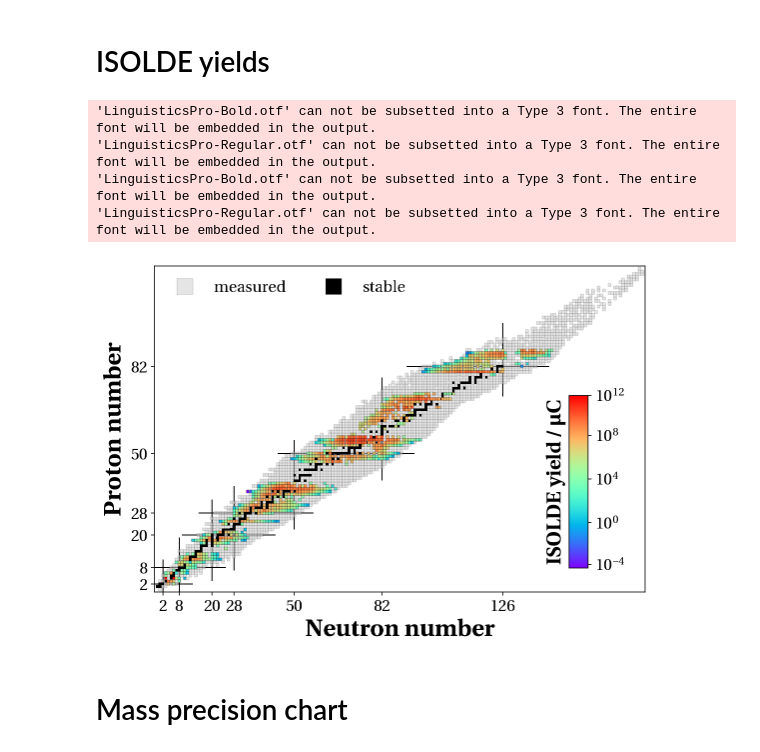
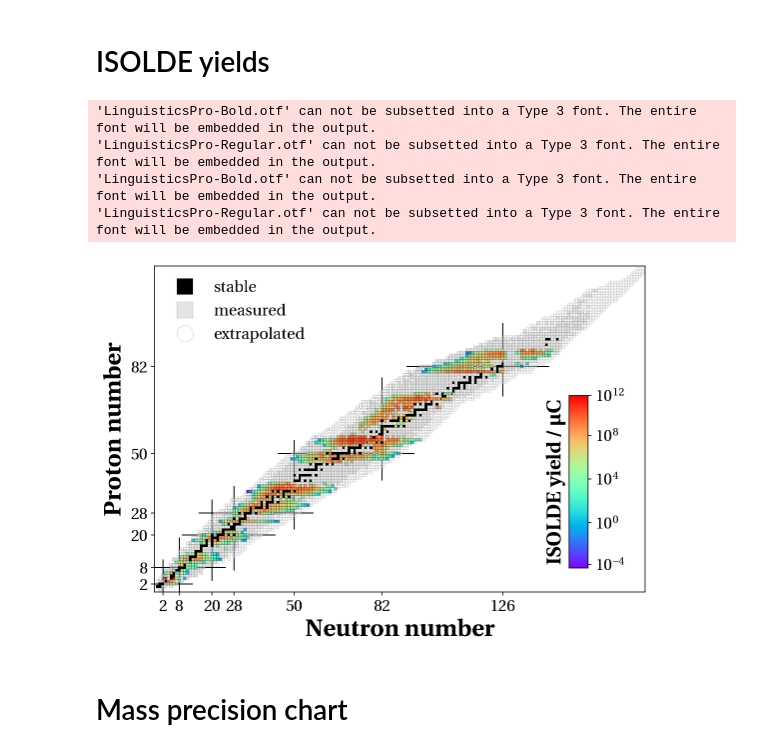
Before and after one commit to jonas-ka/nuclear-chart-plotter, a Jupyter notebook: nuclear-chart.ipynb, the cells around one changed output. Cells and saved outputs as stored; diff of their text form; code cells hidden in the pictures.

```diff
--- a/nuclear-chart.ipynb
+++ b/nuclear-chart.ipynb
@@ -193,18 +223,27 @@ mpl.rc('mathtext', fontset='custom',
 f, ax = plt.subplots(1,1,figsize=(8.8,6))
 plt.tick_params(labelsize=16)
 
+# measured masses
+nubase_df[(nubase_df.t_1_2 == 'stbl')&(nubase_df.extrapol == False)].plot(x='N', y='Z', ax=ax, label='stable', lw=0, marker='s', markersize=2.7, markerfacecolor='k', markeredgewidth=0.1, markeredgecolor='k', zorder=3)
+nubase_df[(nubase_df['Z_+'].str[3] == '0')&(nubase_df.decay.str[0:2] == 'IS')&(nubase_df.extrapol == False)].plot(x='N', y='Z', ax=ax, label='_nolegend_', lw=0, marker='s', markersize=2.7, markerfacecolor='k', markeredgewidth=0.1, markeredgecolor='k', zorder=3)
+nubase_df[(nubase_df['Z_+'].str[3] == '0')&(nubase_df.decay.str[0:2] == 'B-')&(nubase_df.extrapol == False)].plot(x='N', y='Z', ax=ax, label='_nolegend_', lw=0, marker='s', markersize=2.7, markerfacecolor='#E5E5E5', markeredgewidth=0.1, markeredgecolor='k', zorder=3)
+nubase_df[(nubase_df['Z_+'].str[3] == '0')&(nubase_df.decay.str[0:2] == 'B+')&(nubase_df.extrapol == False)].plot(x='N', y='Z', ax=ax, label='_nolegend_', lw=0, marker='s', markersize=2.7, markerfacecolor='#E5E5E5', markeredgewidth=0.1, markeredgecolor='k', zorder=3)
+nubase_df[(nubase_df['Z_+'].str[3] == '0')&(nubase_df.decay.str[0:2] == 'EC')&(nubase_df.extrapol == False)].plot(x='N', y='Z', ax=ax, label='_nolegend_', lw=0, marker='s', markersize=2.7, markerfacecolor='#E5E5E5', markeredgewidth=0.1, markeredgecolor='k', zorder=3)
+nubase_df[(nubase_df['Z_+'].str[3] == '0')&(nubase_df.decay.str[0:2] == 'e+')&(nubase_df.extrapol == False)].plot(x='N', y='Z', ax=ax, label='_nolegend_', lw=0, marker='s', markersize=2.7, markerfacecolor='#E5E5E5', markeredgewidth=0.1, markeredgecolor='k', zorder=3)
+nubase_df[(nubase_df['Z_+'].str[3] == '0')&(nubase_df.decay.str[0] == 'A')&(nubase_df.extrapol == False)].plot(x='N', y='Z', ax=ax, label='_nolegend_', lw=0, marker='s', markersize=2.7, markerfacecolor='#E5E5E5', markeredgewidth=0.1, markeredgecolor='k', zorder=3)
+nubase_df[(nubase_df['Z_+'].str[3] == '0')&(nubase_df.decay.str[0] == 'n')&(nubase_df.extrapol == False)].plot(x='N', y='Z', ax=ax, label='_nolegend_', lw=0, marker='s', markersize=2.7, markerfacecolor='#E5E5E5', markeredgewidth=0.1, markeredgecolor='k', zorder=3)
+nubase_df[(nubase_df['Z_+'].str[3] == '0')&(nubase_df.decay.str[0:2] == 'SF')&(nubase_df.extrapol == False)].plot(x='N', y='Z', ax=ax, label='_nolegend_', lw=0, marker='s', markersize=2.7, markerfacecolor='#E5E5E5', markeredgewidth=0.1, markeredgecolor='k', zorder=3)
+nubase_df[(nubase_df['Z_+'].str[3] == '0')&(nubase_df.decay.str[0] == 'p')&(nubase_df.extrapol == False)].plot(x='N', y='Z', ax=ax, label='measured', lw=0, marker='s', markersize=2.7, markerfacecolor='#E5E5E5', markeredgewidth=0.1, markeredgecolor='k', zorder=3)
+nubase_df[(nubase_df['Z_+'].str[3] == '0')&(nubase_df.decay.str[0] == 'p')&(nubase_df.extrapol == False)].plot(x='N', y='Z', ax=ax, label='_nolegend_', lw=0, marker='s', markersize=2.7, markerfacecolor='#E5E5E5', markeredgewidth=0.1, markeredgecolor='k', zorder=3)
 
-discovery = 2020     # making sure no extrapolated isotopes are plotted
-nubase_df[(nubase_df['Z_+'].str[3] == '0')&(nubase_df.decay.str[0:2] == 'IS')&(nubase_df.yr < discovery)].plot(x='N', y='Z', ax=ax, label='measured', lw=0, marker='s', markersize=2.7, markerfacecolor='#E5E5E5', markeredgewidth=0.1, markeredgecolor='k',zorder=3)
-nubase_df[(nubase_df.t_1_2 == 'stbl')&(nubase_df.yr < discovery)].plot(x='N', y='Z', ax=ax, label='stable', lw=0, marker='s', markersize=2.7, markerfacecolor='k', markeredgewidth=0.1, markeredgecolor='k',zorder=3)
-nubase_df[(nubase_df['Z_+'].str[3] == '0')&(nubase_df.decay.str[0:2] == 'B-')&(nubase_df.yr < discovery)].plot(x='N', y='Z', ax=ax, label='_nolegend_', lw=0, marker='s', markersize=2.7, markerfacecolor='#E5E5E5', markeredgewidth=0.1, markeredgecolor='k',zorder=3)
-nubase_df[(nubase_df['Z_+'].str[3] == '0')&(nubase_df.decay.str[0:2] == 'B+')&(nubase_df.yr < discovery)].plot(x='N', y='Z', ax=ax, label='_nolegend_', lw=0, marker='s', markersize=2.7, markerfacecolor='#E5E5E5', markeredgewidth=0.1, markeredgecolor='k',zorder=3)
-nubase_df[(nubase_df['Z_+'].str[3] == '0')&(nubase_df.decay.str[0:2] == 'EC')&(nubase_df.yr < discovery)].plot(x='N', y='Z', ax=ax, label='_nolegend_', lw=0, marker='s', markersize=2.7, markerfacecolor='#E5E5E5', markeredgewidth=0.1, markeredgecolor='k',zorder=3)
-nubase_df[(nubase_df['Z_+'].str[3] == '0')&(nubase_df.decay.str[0:2] == 'e+')&(nubase_df.yr < discovery)].plot(x='N', y='Z', ax=ax, label='_nolegend_', lw=0, marker='s', markersize=2.7, markerfacecolor='#E5E5E5', markeredgewidth=0.1, markeredgecolor='k',zorder=3)
-nubase_df[(nubase_df['Z_+'].str[3] == '0')&(nubase_df.decay.str[0:2] == 'A=')&(nubase_df.yr < discovery)].plot(x='N', y='Z', ax=ax, label='_nolegend_', lw=0, marker='s', markersize=2.7, markerfacecolor='#E5E5E5', markeredgewidth=0.1, markeredgecolor='k',zorder=3)
-nubase_df[(nubase_df['Z_+'].str[3] == '0')&(nubase_df.decay.str[0:2] == 'n=')&(nubase_df.yr < discovery)].plot(x='N', y='Z', ax=ax, label='_nolegend_', lw=0, marker='s', markersize=2.7, markerfacecolor='#E5E5E5', markeredgewidth=0.1, markeredgecolor='k',zorder=3)
-nubase_df[(nubase_df['Z_+'].str[3] == '0')&(nubase_df.decay.str[0:2] == 'SF')&(nubase_df.yr < discovery)].plot(x='N', y='Z', ax=ax, label='_nolegend_', lw=0, marker='s', markersize=2.7, markerfacecolor='#E5E5E5', markeredgewidth=0.1, markeredgecolor='k',zorder=3)
-nubase_df[(nubase_df['Z_+'].str[3] == '0')&(nubase_df.decay.str[0:2] == 'p=')&(nubase_df.yr < discovery)].plot(x='N', y='Z', ax=ax, label='_nolegend_', lw=0, marker='s', markersize=2.7, markerfacecolor='#E5E5E5', markeredgewidth=0.1, markeredgecolor='k',zorder=3)
+# extrapolated masses
+nubase_df[(nubase_df['Z_+'].str[3] == '0')&(nubase_df.decay.str[0:2] == 'B-')&(nubase_df.extrapol == True)].plot(x='N', y='Z', ax=ax, label='_nolegend_', lw=0, marker='o', markersize=2.7, markerfacecolor='white', markeredgewidth=0.1, markeredgecolor='k', zorder=3)
+nubase_df[(nubase_df['Z_+'].str[3] == '0')&(nubase_df.decay.str[0:2] == 'B+')&(nubase_df.extrapol == True)].plot(x='N', y='Z', ax=ax, label='_nolegend_', lw=0, marker='o', markersize=2.7, markerfacecolor='white', markeredgewidth=0.1, markeredgecolor='k', zorder=3)
+nubase_df[(nubase_df['Z_+'].str[3] == '0')&(nubase_df.decay.str[0] == 'A')&(nubase_df.extrapol == True)].plot(x='N', y='Z', ax=ax, label='_nolegend_', lw=0, marker='o', markersize=2.7, markerfacecolor='white', markeredgewidth=0.1, markeredgecolor='k', zorder=3)
+nubase_df[(nubase_df['Z_+'].str[3] == '0')&(nubase_df.decay.str[0:2] == 'SF')&(nubase_df.extrapol == True)].plot(x='N', y='Z', ax=ax, label='_nolegend_', lw=0, marker='o', markersize=2.7, markerfacecolor='white', markeredgewidth=0.1, markeredgecolor='k', zorder=3)
+nubase_df[(nubase_df['Z_+'].str[3] == '0')&(nubase_df.decay.str[0] == 'p')&(nubase_df.extrapol == True)].plot(x='N', y='Z', ax=ax, label='extrapolated', lw=0, marker='o', markersize=2.7, markerfacecolor='white', markeredgewidth=0.1, markeredgecolor='k', zorder=3)
+nubase_df[(nubase_df['Z_+'].str[3] == '0')&(nubase_df.decay.str[0] == 'p')&(nubase_df.extrapol == True)].plot(x='N', y='Z', ax=ax, label='_nolegend_', lw=0, marker='o', markersize=2.7, markerfacecolor='white', markeredgewidth=0.1, markeredgecolor='k', zorder=3)
+
 
 # inserting lines to display the magic numbers
 magic_nrs = [2, 8, 20, 28, 50, 82, 126]
@@ -219,35 +258,35 @@ sc = ax.scatter(x=nubase_df.N.tolist(), y=nubase_df.Z.tolist(), c=nubase_df.isol
                 s=7, marker='s', edgecolors='k', linewidths=.2, cmap='rainbow',zorder=6)
 
 # inserting the color map
 ax2 = f.add_axes([0.78, 0.18, 0.03, 0.4])
 cbar = plt.colorbar(sc, cax=ax2, ticks=[np.log(6e-04),np.log(4e+00),np.log(4e+04),np.log(4e+08),np.log(2e+12)])
 ax2.set_ylabel('ISOLDE yield / $\mu$C', fontsize=20, fontweight='bold', labelpad=-80)
 cbar.ax.set_yticklabels(['$10^{-4}$','$10^{0}$','$10^{4}$','$10^{8}$','$10^{12}$'])
 
 plt.tick_params(axis='both', which='major', labelsize=16)
 
 
 # standardized figure parameters
 ax.set_xlabel('Neutron number', fontsize=24, fontweight='bold')
 ax.set_ylabel('Proton number', fontsize=24, fontweight='bold')
 ax.set_xticks(magic_nrs)
 ax.set_yticks(magic_nrs)
 ax.set_xlim(-1, nubase_df.N.max()+1)
 ax.set_ylim(-1, nubase_df.Z.max()+1)
 
 
-lg = ax.legend(fontsize=16, markerscale=6, loc=2, ncol=2, edgecolor='white')
+lg = ax.legend(fontsize=16, markerscale=6, loc=2, ncol=1, edgecolor='white')
 plt.setp(lg.get_title(),fontsize=20,fontweight='bold')    # legend title bold
 
 
 plt.savefig('nuclear-chart-isolde-yield.pdf',bbox_inches='tight',pad_inches=0)
 plt.show()
 # %% [output]
 'LinguisticsPro-Bold.otf' can not be subsetted into a Type 3 font. The entire font will be embedded in the output.
 'LinguisticsPro-Regular.otf' can not be subsetted into a Type 3 font. The entire font will be embedded in the output.
 'LinguisticsPro-Bold.otf' can not be subsetted into a Type 3 font. The entire font will be embedded in the output.
 'LinguisticsPro-Regular.otf' can not be subsetted into a Type 3 font. The entire font will be embedded in the output.
-[figure, old version]
+[figure, new version]
 # %% [markdown]
 # Mass precision chart
 # %%
```
Also changed, not shown: parts of 8 cells of this notebook, 1 other file.
